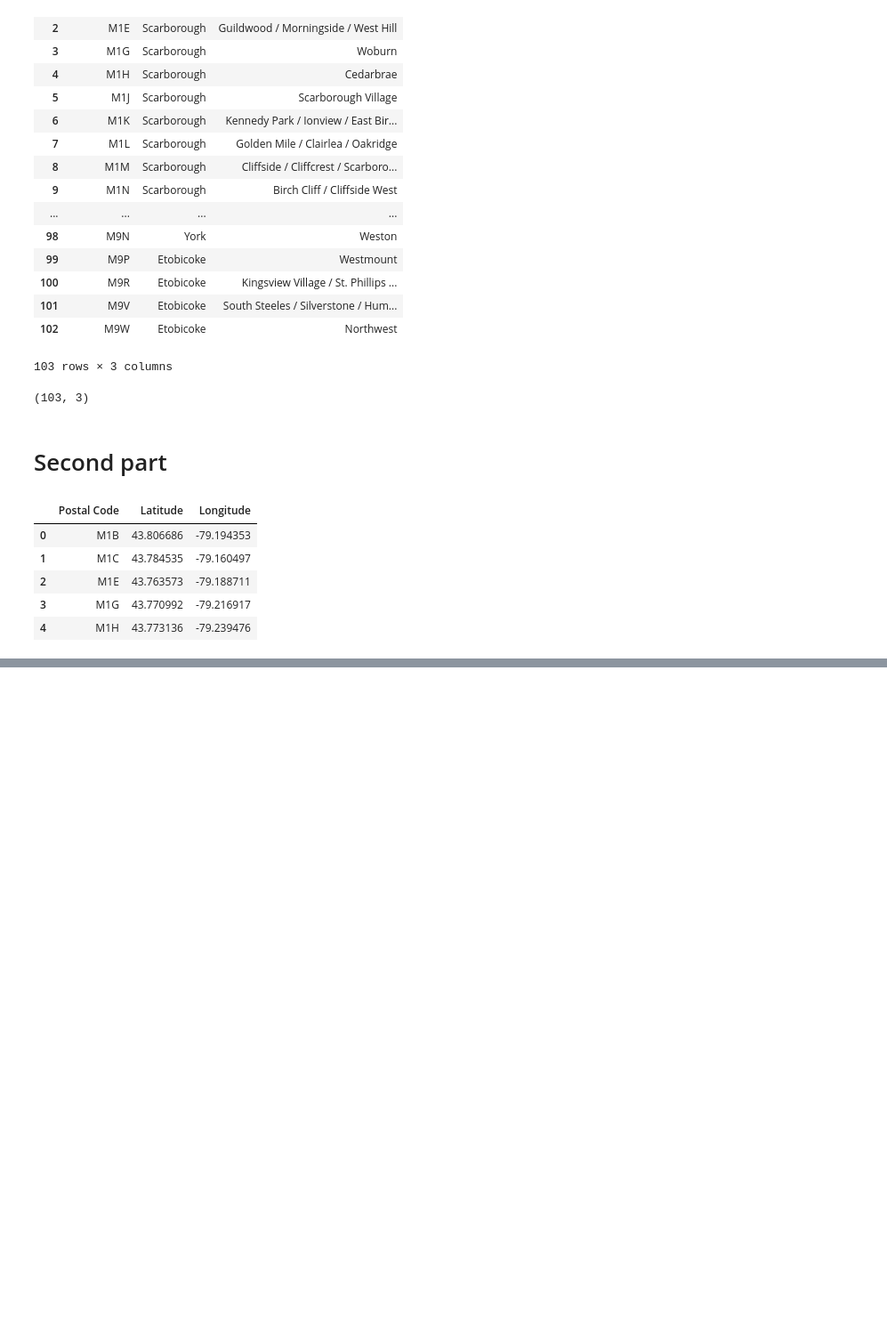
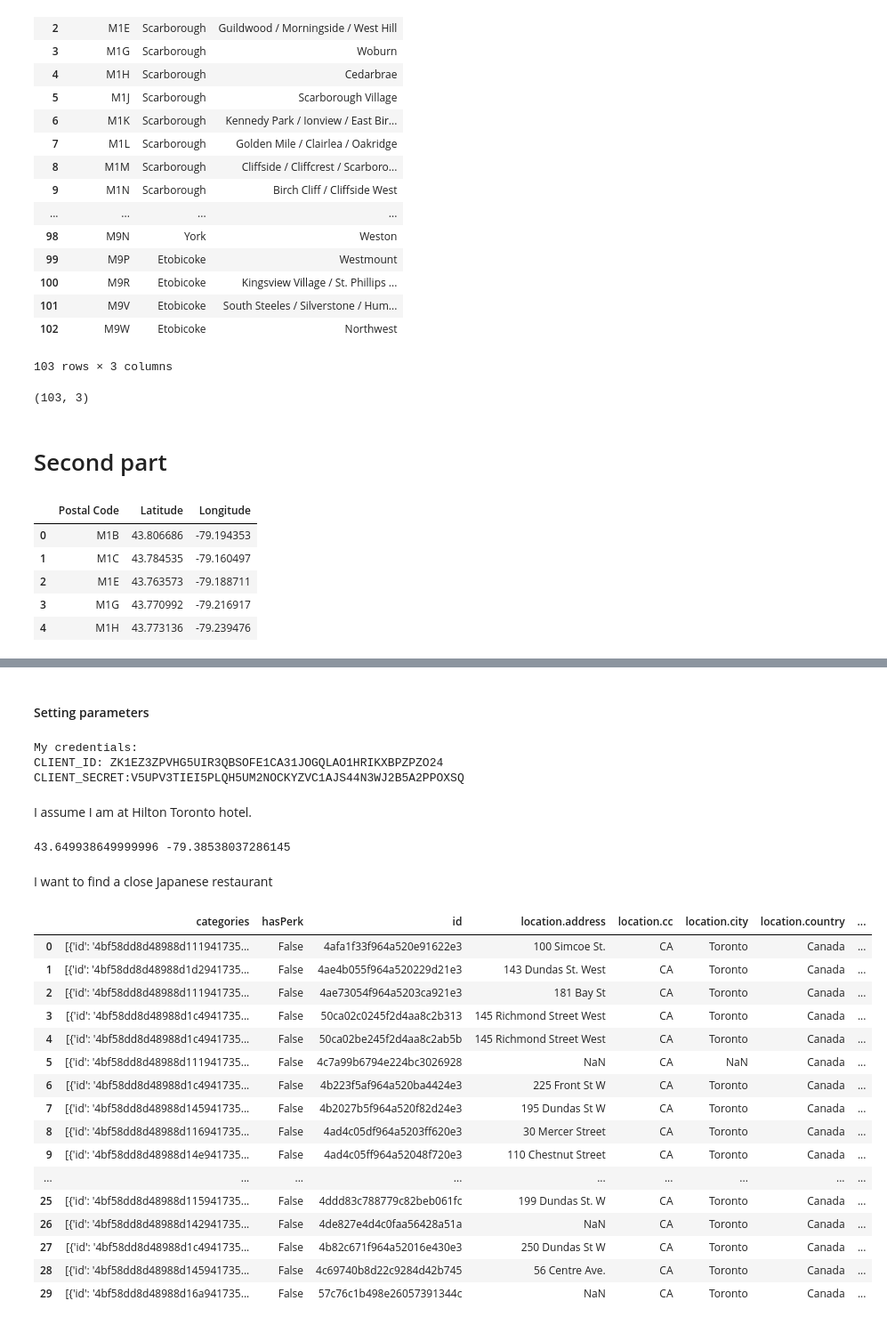
Before and after one commit to carolina-locatelli/Coursera_Capstone, a Jupyter notebook: Toronto analysis.ipynb, the cells around one changed output, grey strips where cells are left out. Shown: that part at 89% size. Cells and saved outputs as stored; diff of their text form; code cells hidden in the pictures; blank space fills up the shorter version.

```diff
--- a/Toronto analysis.ipynb
+++ b/Toronto analysis.ipynb
@@ -131,0 +217,59 @@ KeyError: 'Postal Code'
+# %% [markdown]
+#### Setting parameters
+# %%
+CLIENT_ID = 'ZK1EZ3ZPVHG5UIR3QBSOFE1CA31JOGQLAO1HRIKXBPZPZO24' # your Foursquare ID
+CLIENT_SECRET = 'V5UPV3TIEI5PLQH5UM2NOCKYZVC1AJS44N3WJ2B5A2PPOXSQ' # your Foursquare Secret
+VERSION = '20180604'
+LIMIT = 30
+print('My credentials:')
+print('CLIENT_ID: ' + CLIENT_ID)
+print('CLIENT_SECRET:' + CLIENT_SECRET)
+# %% [output]
+My credentials:
+CLIENT_ID: ZK1EZ3ZPVHG5UIR3QBSOFE1CA31JOGQLAO1HRIKXBPZPZO24
+CLIENT_SECRET:V5UPV3TIEI5PLQH5UM2NOCKYZVC1AJS44N3WJ2B5A2PPOXSQ
+# %% [markdown]
+I assume I am at Hilton Toronto hotel.
+# %%
+address = '145 Richmond St W, Toronto, ON'
+
+geolocator = Nominatim(user_agent="foursquare_agent")
+location = geolocator.geocode(address)
+latitude = location.latitude
+longitude = location.longitude
+print(latitude, longitude)
+# %% [output]
+43.649938649999996 -79.38538037286145
+# %% [markdown]
+I want to find a close Japanese restaurant
+# %%
+search_query = 'Japanese Restaurant'
+radius = 500
+url = 'https://api.foursquare.com/v2/venues/search?client_id={}&client_secret={}&ll={},{}&v={}&query={}&radius={}&limit={}'.format(CLIENT_ID, CLIENT_SECRET, latitude, longitude, VERSION, search_query, radius, LIMIT)
+
+results = requests.get(url).json()
+results
+# assign relevant part of JSON to venues
+venues = results['response']['venues']
+
+# tranform venues into a dataframe
+dataframe = json_normalize(venues)
+dataframe
+# %% [output]
+|  | categories | hasPerk | id | location.address | location.cc | location.city | location.country | ... |
+| 0 | [{'id': '4bf58dd8d48988d111941735... | False | 4afa1f33f964a520e91622e3 | 100 Simcoe St. | CA | Toronto | Canada | ... |
+| 1 | [{'id': '4bf58dd8d48988d1d2941735... | False | 4ae4b055f964a520229d21e3 | 143 Dundas St. West | CA | Toronto | Canada | ... |
+| 2 | [{'id': '4bf58dd8d48988d111941735... | False | 4ae73054f964a5203ca921e3 | 181 Bay St | CA | Toronto | Canada | ... |
+| 3 | [{'id': '4bf58dd8d48988d1c4941735... | False | 50ca02c0245f2d4aa8c2b313 | 145 Richmond Street West | CA | Toronto | Canada | ... |
+| 4 | [{'id': '4bf58dd8d48988d1c4941735... | False | 50ca02be245f2d4aa8c2ab5b | 145 Richmond Street West | CA | Toronto | Canada | ... |
+| 5 | [{'id': '4bf58dd8d48988d111941735... | False | 4c7a99b6794e224bc3026928 | NaN | CA | NaN | Canada | ... |
+| 6 | [{'id': '4bf58dd8d48988d1c4941735... | False | 4b223f5af964a520ba4424e3 | 225 Front St W | CA | Toronto | Canada | ... |
+| 7 | [{'id': '4bf58dd8d48988d145941735... | False | 4b2027b5f964a520f82d24e3 | 195 Dundas St W | CA | Toronto | Canada | ... |
+| 8 | [{'id': '4bf58dd8d48988d116941735... | False | 4ad4c05df964a5203ff620e3 | 30 Mercer Street | CA | Toronto | Canada | ... |
+| 9 | [{'id': '4bf58dd8d48988d14e941735... | False | 4ad4c05ff964a52048f720e3 | 110 Chestnut Street | CA | Toronto | Canada | ... |
+| ... | ... | ... | ... | ... | ... | ... | ... | ... |
+| 25 | [{'id': '4bf58dd8d48988d115941735... | False | 4ddd83c788779c82beb061fc | 199 Dundas St. W | CA | Toronto | Canada | ... |
+| 26 | [{'id': '4bf58dd8d48988d142941735... | False | 4de827e4d4c0faa56428a51a | NaN | CA | Toronto | Canada | ... |
+| 27 | [{'id': '4bf58dd8d48988d1c4941735... | False | 4b82c671f964a52016e430e3 | 250 Dundas St W | CA | Toronto | Canada | ... |
+| 28 | [{'id': '4bf58dd8d48988d145941735... | False | 4c69740b8d22c9284d42b745 | 56 Centre Ave. | CA | Toronto | Canada | ... |
+| 29 | [{'id': '4bf58dd8d48988d16a941735... | False | 57c76c1b498e26057391344c | NaN | CA | Toronto | Canada | ... |
```
Also changed, not shown: parts of 15 cells of this notebook.
